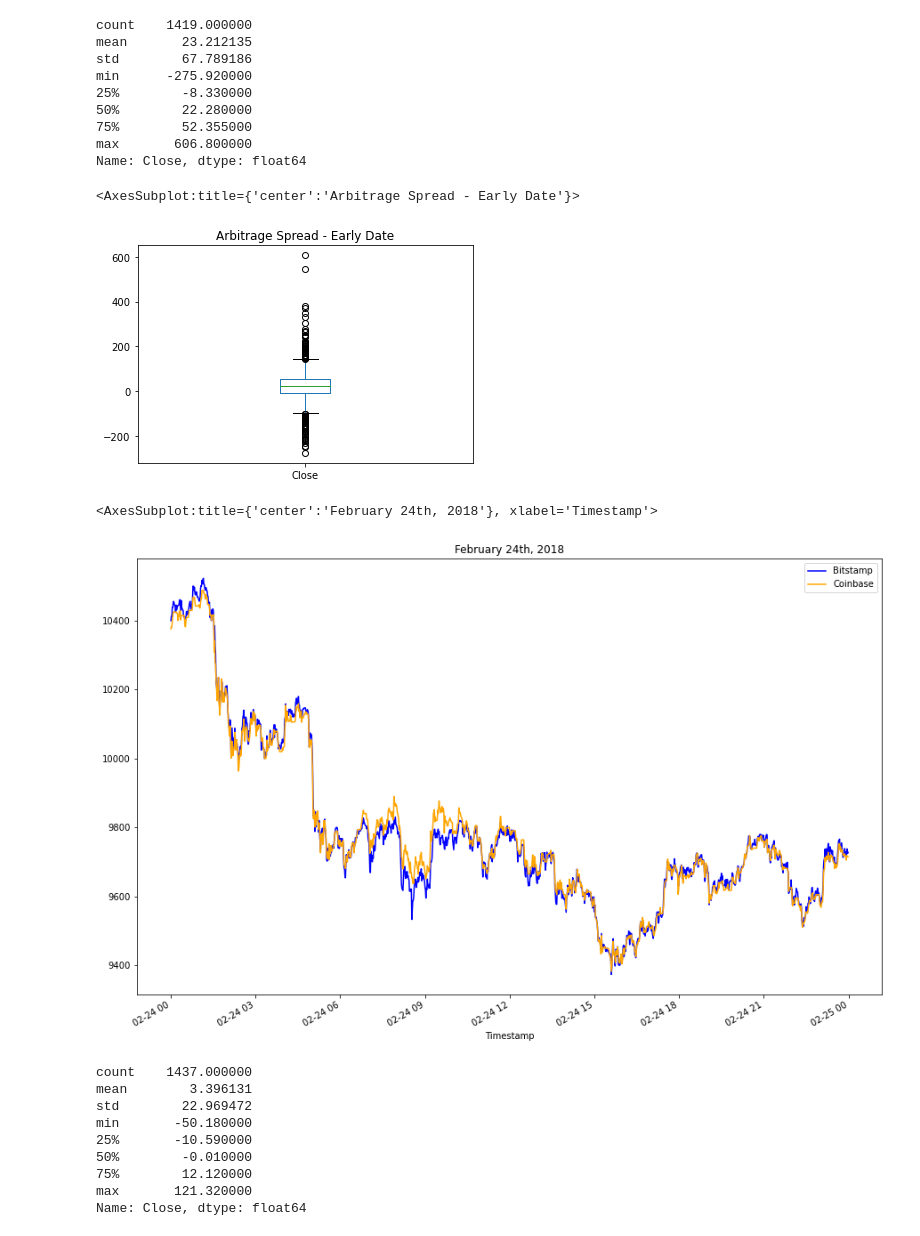
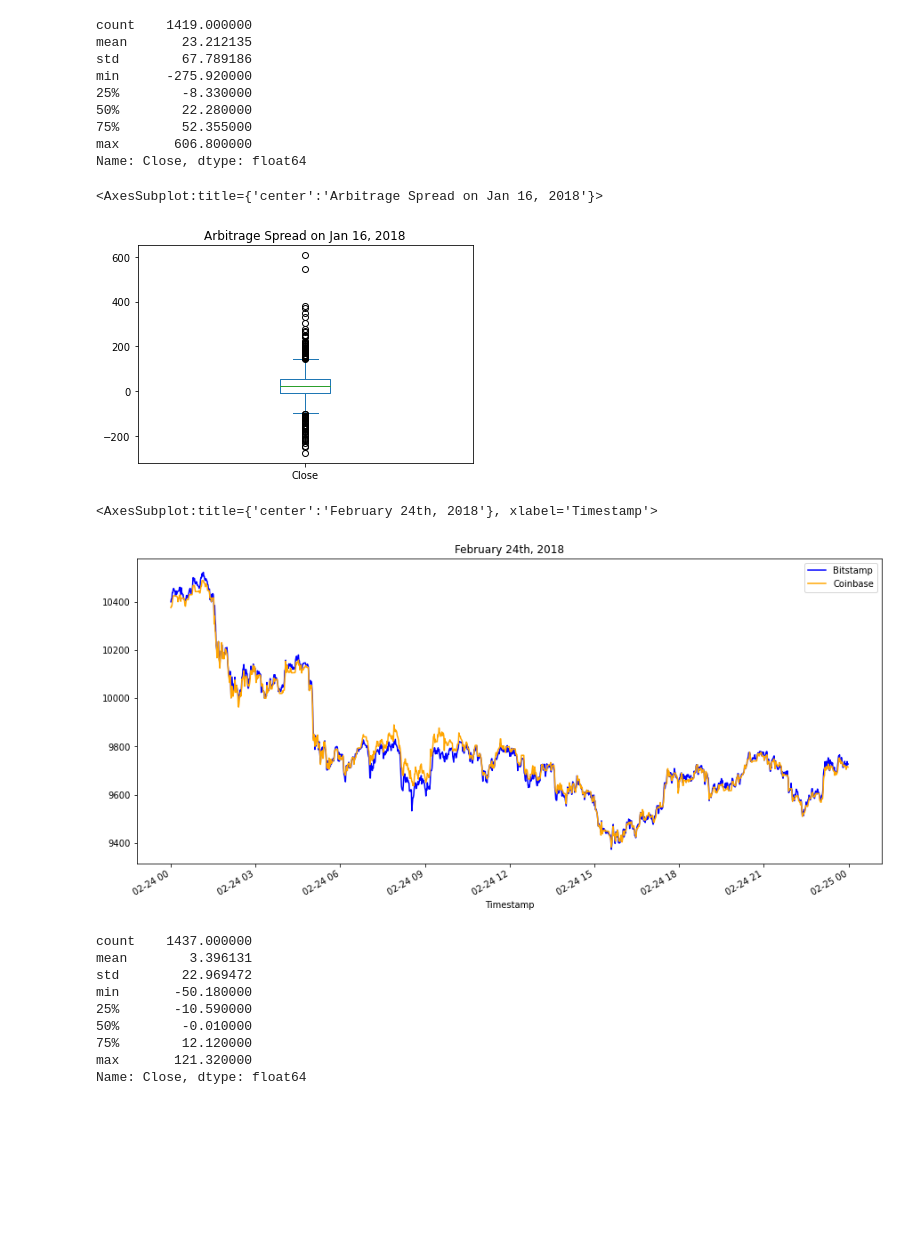
Before and after one commit to nayananarayananp/Crypto_Analysis, a Jupyter notebook: crypto_arbitrage.ipynb, the cells around one changed output. Drawn from its saved outputs; the diff is of its cells as text; code cells hidden in the pictures; blank space fills up the shorter version.

```diff
--- a/crypto_arbitrage.ipynb
+++ b/crypto_arbitrage.ipynb
@@ -454,17 +455,18 @@ max       606.800000
 Name: Close, dtype: float64
 # %%
 # Visualize the arbitrage spread from early in the dataset in a box plot
-# YOUR CODE HERE
+arbitrage_spread_early.plot(kind='box', title= "Arbitrage Spread on Jan 16, 2018")
 # %% [output]
-<AxesSubplot:title={'center':'Arbitrage Spread - Early Date'}>
+<AxesSubplot:title={'center':'Arbitrage Spread on Jan 16, 2018'}>
-[figure, old version]
+[figure, new version]
 # %%
 # Create an overlay plot that visualizes the two dataframes over a period of one day from the middle of the dataset.
 # Be sure that the plots include the parameters `legend`, `figsize`, `title`, `color` and `label`
-# YOUR CODE HERE
+bitstamp_sliced.loc['2018-02-24' : '2018-02-24'].plot(legend=True, figsize=(15, 7), title= "February 24th, 2018", color="blue", label="Bitstamp")
+coinbase_sliced.loc['2018-02-24' : '2018-02-24'].plot(legend=True, figsize=(15, 7), color="orange", label="Coinbase")
 # %% [output]
 <AxesSubplot:title={'center':'February 24th, 2018'}, xlabel='Timestamp'>
-[figure, old version]
+[figure, new version]
 # %%
 # Using the date in the middle that you have selected, calculate the arbitrage spread
 # by subtracting the bitstamp lower closing prices from the coinbase higher closing prices
```
Also changed, not shown: parts of 47 cells of this notebook, 2 other files.
